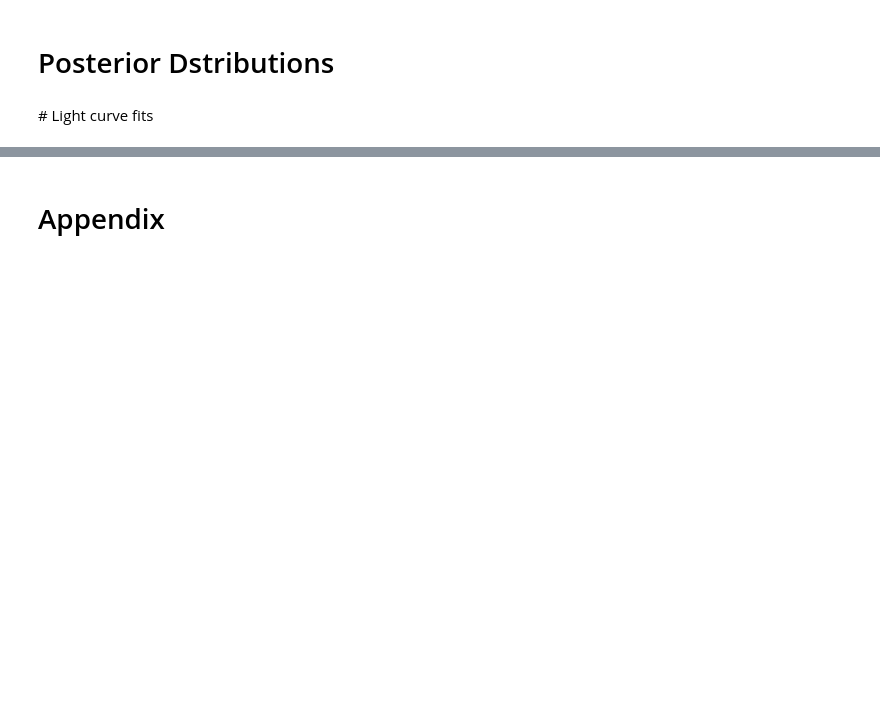
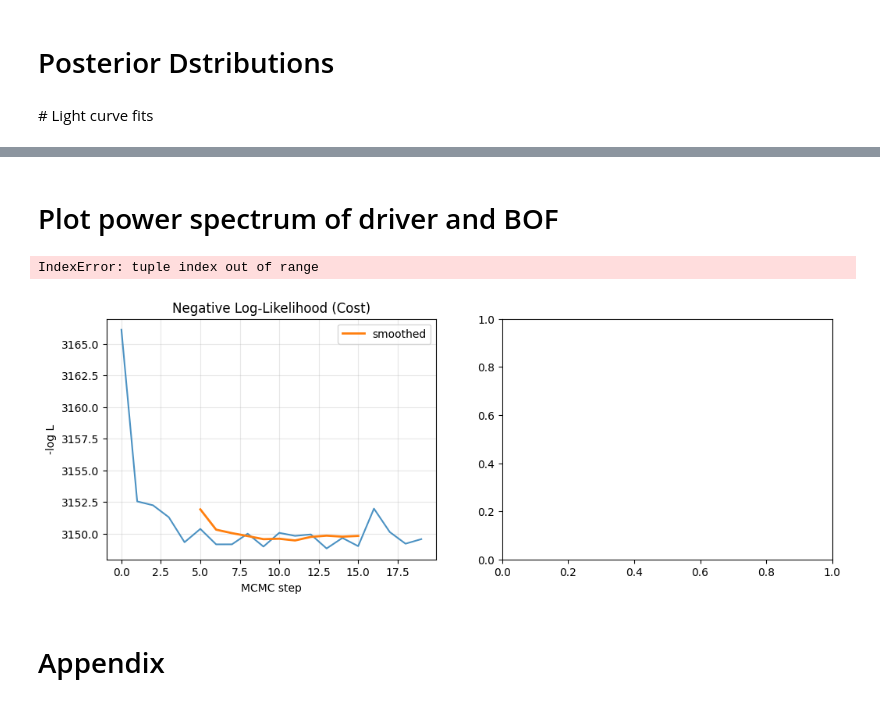
Before and after one commit to drds1/echofit, a Jupyter notebook: notebooks/demo.ipynb, the cells around one changed output, grey strips where cells are left out. Cells and saved outputs as stored; diff of their text form; code cells hidden in the pictures; blank space fills up the shorter version.

```diff
--- a/notebooks/demo.ipynb
+++ b/notebooks/demo.ipynb
@@ -72,3 +83,10 @@ fit.plot_lightcurve_fits()
+# %% [markdown]
+# Plot power spectrum of driver and BOF
+# %%
+fit.plot_extended_diagnostics()
+# %% [output]
+IndexError: tuple index out of range
+[figure, added]
 # %% [markdown]
 # Appendix
 # %% [markdown]
```
Also changed, not shown: parts of 10 cells of this notebook, 8 other files.
